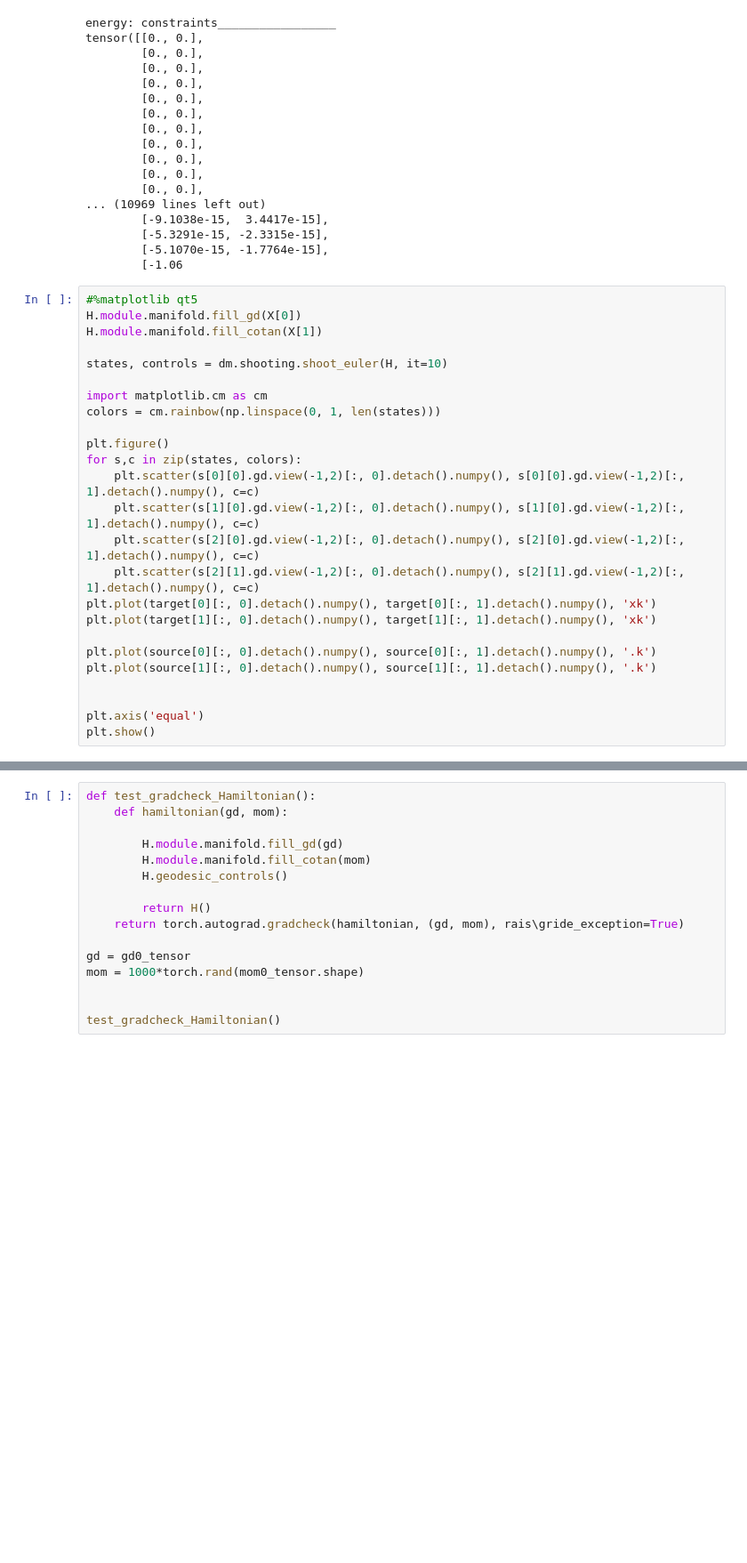
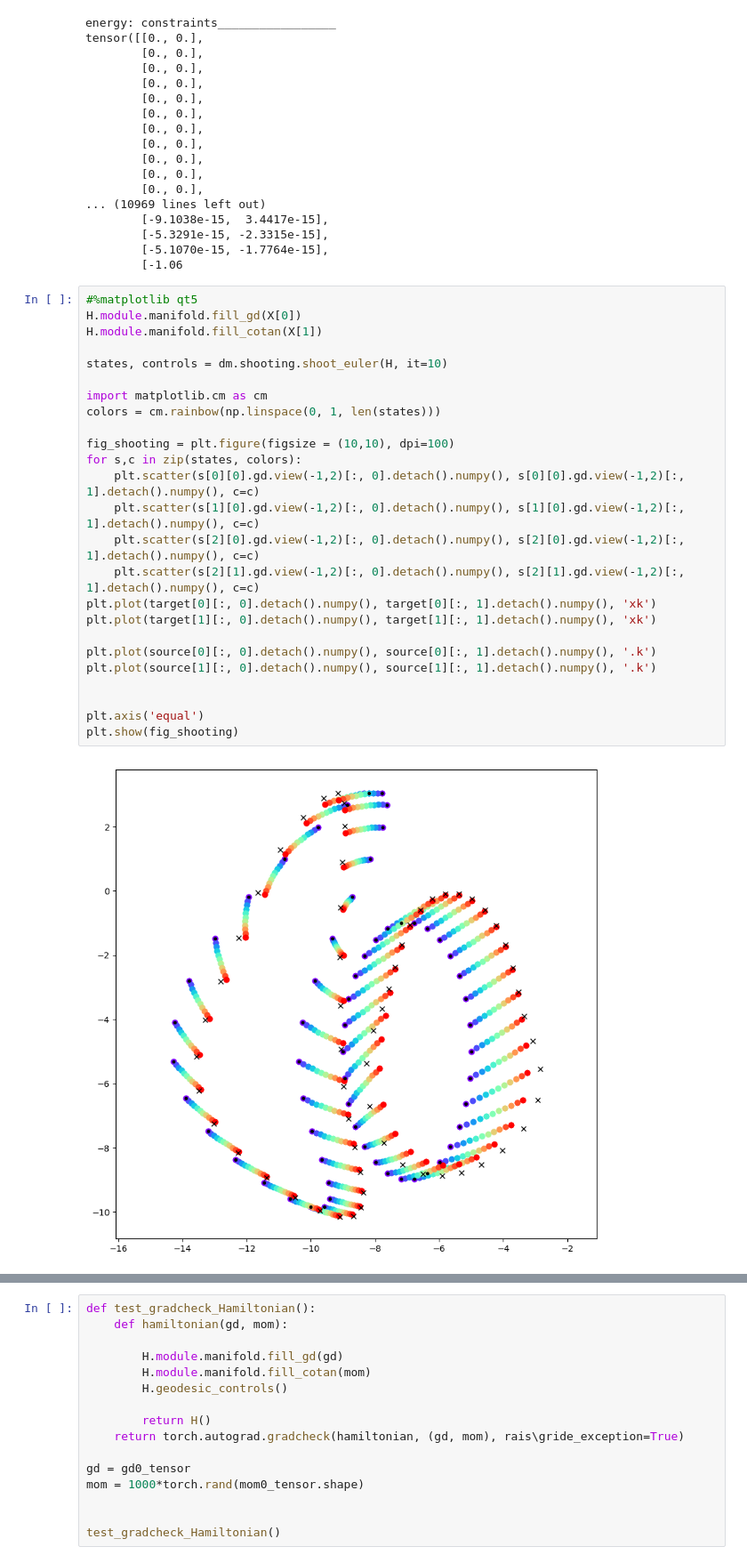
Before and after one commit to RosaKow/Masterthesis, a Jupyter notebook: defmod/Matching_movingOrgans.ipynb, the cells around one changed output, grey strips where cells are left out. Shown at 89% size. Drawn from its saved outputs; the diff is of its cells as text; blank space fills up the shorter version.

```diff
--- a/defmod/Matching_movingOrgans.ipynb
+++ b/defmod/Matching_movingOrgans.ipynb
@@ -75,28 +78,30 @@ tensor([[0., 0.],
 # %%
 #%matplotlib qt5
 H.module.manifold.fill_gd(X[0])
 H.module.manifold.fill_cotan(X[1])
 
 states, controls = dm.shooting.shoot_euler(H, it=10)
 
 import matplotlib.cm as cm
 colors = cm.rainbow(np.linspace(0, 1, len(states)))
 
-plt.figure()
+fig_shooting = plt.figure(figsize = (10,10), dpi=100)
 for s,c in zip(states, colors):
     plt.scatter(s[0][0].gd.view(-1,2)[:, 0].detach().numpy(), s[0][0].gd.view(-1,2)[:, 1].detach().numpy(), c=c)
     plt.scatter(s[1][0].gd.view(-1,2)[:, 0].detach().numpy(), s[1][0].gd.view(-1,2)[:, 1].detach().numpy(), c=c)
     plt.scatter(s[2][0].gd.view(-1,2)[:, 0].detach().numpy(), s[2][0].gd.view(-1,2)[:, 1].detach().numpy(), c=c)
     plt.scatter(s[2][1].gd.view(-1,2)[:, 0].detach().numpy(), s[2][1].gd.view(-1,2)[:, 1].detach().numpy(), c=c)
 plt.plot(target[0][:, 0].detach().numpy(), target[0][:, 1].detach().numpy(), 'xk')
 plt.plot(target[1][:, 0].detach().numpy(), target[1][:, 1].detach().numpy(), 'xk')
 
 plt.plot(source[0][:, 0].detach().numpy(), source[0][:, 1].detach().numpy(), '.k')
 plt.plot(source[1][:, 0].detach().numpy(), source[1][:, 1].detach().numpy(), '.k')
 
 
 plt.axis('equal')
-plt.show()
+plt.show(fig_shooting)
+# %% [output]
+[figure, added]
 # %%
 # Visualization of grid deformation for each submodule
 nx, ny = 30, 30
```
Also changed, not shown: parts of 4 cells of this notebook, 28 other files.
